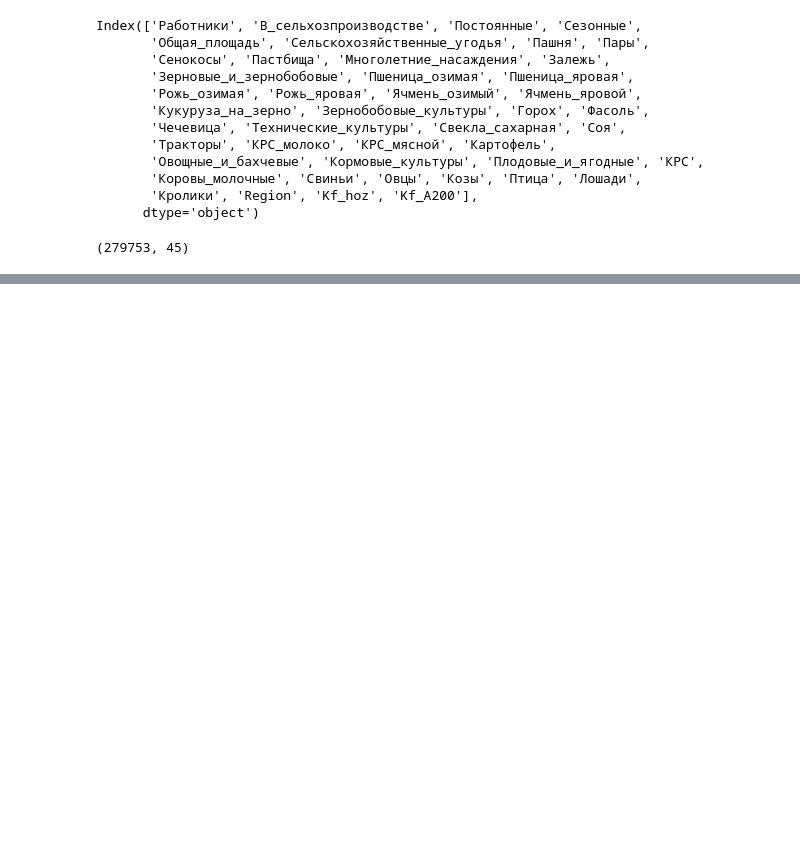
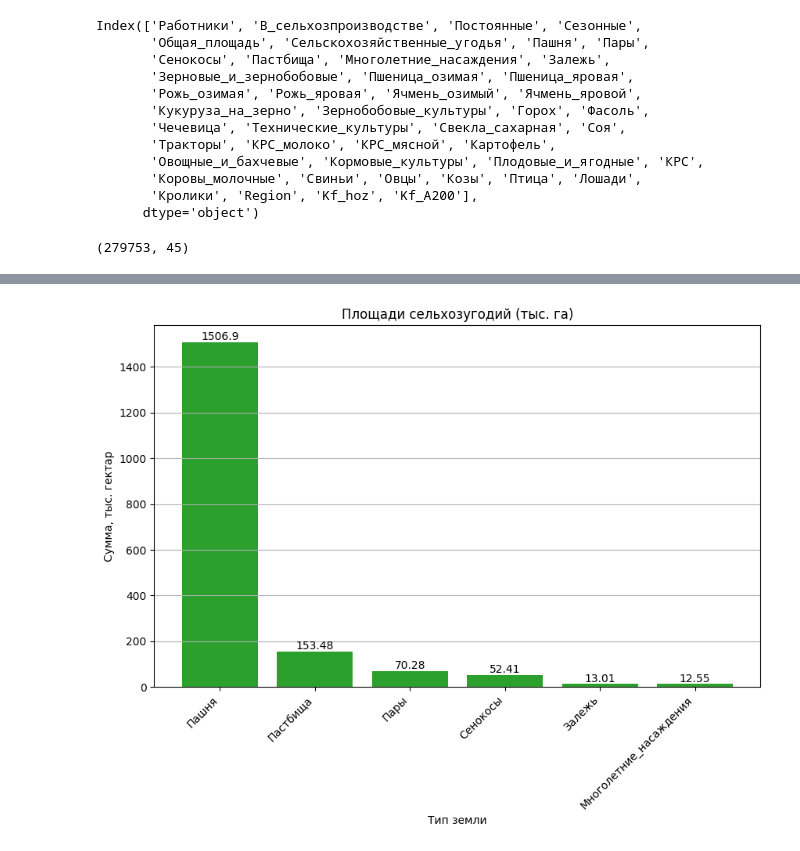
Before and after one commit to SergeyHSE/RegionAnalysis.github.io, a Jupyter notebook: RegionAnalysis.ipynb, the cells around one changed output, grey strips where cells are left out. Cells and saved outputs as stored; diff of their text form; code cells hidden in the pictures; blank space fills up the shorter version.

```diff
--- a/RegionAnalysis.ipynb
+++ b/RegionAnalysis.ipynb
@@ -294,3 +294,20 @@ land_df
 | 4 | Сенокосы | 52.41 | 2.89 | 3.02 |
 | 7 | Залежь | 13.01 | 0.72 | 0.75 |
 | 6 | Многолетние_насаждения | 12.55 | 0.69 | 0.72 |
+# %%
+import matplotlib.pyplot as plt
+
+land_df_filtered = land_df[(land_df['Тип_земли'] != 'Общая_площадь') & (land_df['Тип_земли'] != 'Сельскохозяйственные_угодья')]
+
+plt.figure(figsize=(10, 6))
+plt.bar(land_df_filtered['Тип_земли'], land_df_filtered['Сумма_тыс_га'], color='tab:green')
+plt.xlabel('Тип земли')
+plt.ylabel('Сумма, тыс. гектар')
+plt.title('Площади сельхозугодий (тыс. га)')
+for i, value in enumerate(land_df_filtered['Сумма_тыс_га']):
+    plt.text(i, value + 0.1, str(value), ha='center', va='bottom')
+plt.grid(axis='y')
+plt.xticks(rotation=45, ha='right')
+plt.show()
+# %% [output]
+[figure, added]
```
Also changed, not shown: parts of 2 cells of this notebook.
